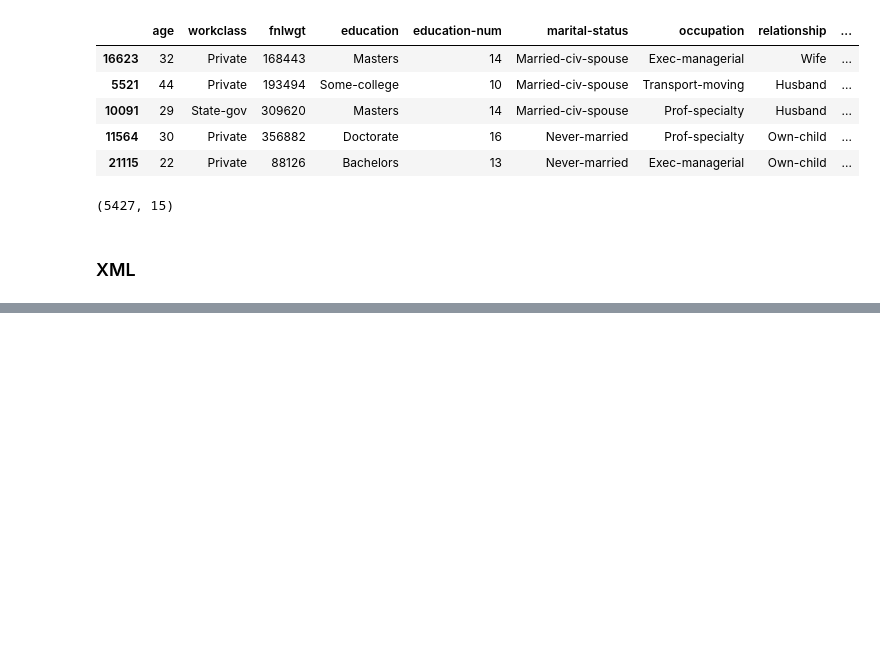
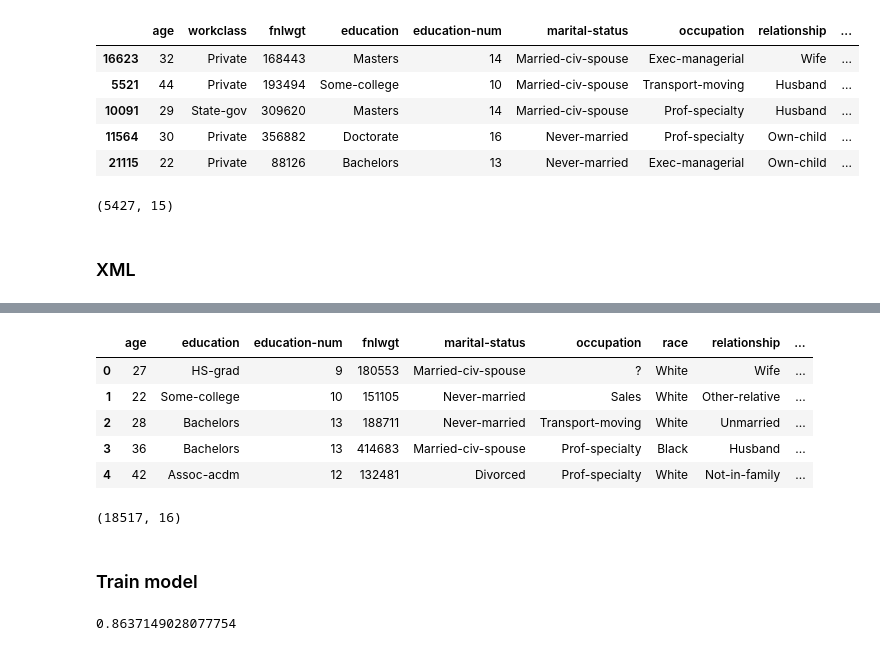
Before and after one commit to mkainula/ml-engineer, a Jupyter notebook: 05_Databases/Assignment 5.ipynb, the cells around one changed output, grey strips where cells are left out. Saved outputs shown, nothing was run; the diff lists cells and outputs as text; code cells hidden in the pictures; blank space fills up the shorter version.

```diff
--- a/05_Databases/Assignment 5.ipynb
+++ b/05_Databases/Assignment 5.ipynb
@@ -198,0 +202,2 @@ parsed_items
+# %%
+adult_sql.drop(['id_demografic', 'id_education', 'id_capital', 'id'], 1, inplace=True)
@@ -198,0 +206,21 @@ parsed_items
+# %%
+df = adult_json_merged.append(adult_parquet, sort=False).drop_duplicates()
+# %%
+df = df.append(adult_xml, sort=False).drop_duplicates()
+# %%
+df = df.append(adult_sql, sort=False).drop_duplicates()
+# %%
+df.head()
+# %% [output]
+|  | age | education | education-num | fnlwgt | marital-status | occupation | race | relationship | ... |
+| 0 | 27 | HS-grad | 9 | 180553 | Married-civ-spouse | ? | White | Wife | ... |
+| 1 | 22 | Some-college | 10 | 151105 | Never-married | Sales | White | Other-relative | ... |
+| 2 | 28 | Bachelors | 13 | 188711 | Never-married | Transport-moving | White | Unmarried | ... |
+| 3 | 36 | Bachelors | 13 | 414683 | Married-civ-spouse | Prof-specialty | Black | Husband | ... |
+| 4 | 42 | Assoc-acdm | 12 | 132481 | Divorced | Prof-specialty | White | Not-in-family | ... |
+# %%
+df.shape
+# %% [output]
+(18517, 16)
+# %% [markdown]
+### Train model
@@ -198,0 +238,7 @@ parsed_items
+# %%
+from sklearn.ensemble import RandomForestClassifier
+rf = RandomForestClassifier()
+rf.fit(x_train, y_train)
+rf.score(x_test, y_test)
+# %% [output]
+0.8637149028077754
```
Also changed, not shown: parts of 23 cells of this notebook.
